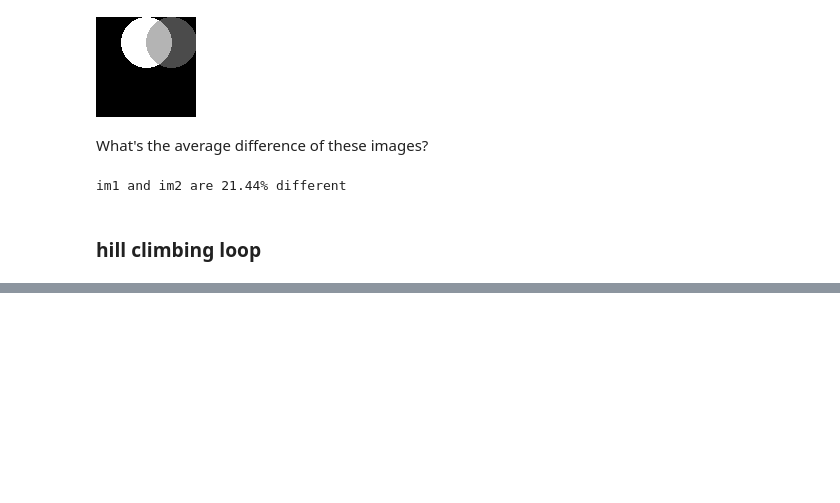
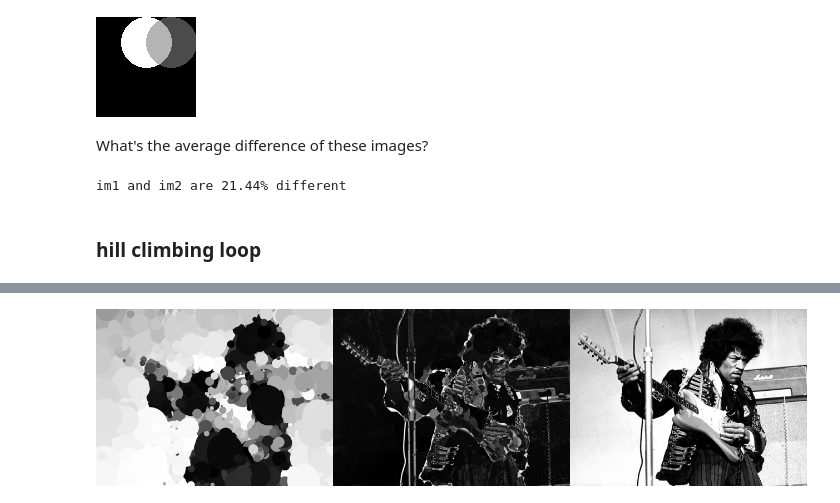
Before and after one commit to alex-b1729/hill-climbing-art, a Jupyter notebook: hill_climbing_notes.ipynb, the cells around one changed output, grey strips where cells are left out. Drawn from its saved outputs; the diff is of its cells as text; code cells hidden in the pictures; blank space fills up the shorter version.

```diff
--- a/hill_climbing_notes.ipynb
+++ b/hill_climbing_notes.ipynb
@@ -141,0 +105,92 @@ while epoch < MAX_ITERATIONS:
+# %%
+X_MAX = im_target.size[0]
+Y_MAX = im_target.size[1]
+
+CIRCLE_MAX_RADIUS = 100
+CIRCLE_MIN_RADIUS = 4
+
+MAX_ITERATIONS = 10_000
+
+# for reproducibility
+SEED = 2023
+random.seed(SEED)
+np.random.seed(SEED)
+
+# initial blank starting image
+im_generated = Image.new(mode='L', size=im_target.size, color=WHITE)
+
+# 1 initial difference
+diff_generated_init = find_img_diff_pct(im_generated, im_target)
+diff_generated = diff_generated_init
+diff_compare = diff_generated
+
+# keeping track of progress
+diff_list = []
+guess_diff_list = []
+good_guess_pct_list = []
+
+good_guesses = 0
+epoch = 0
+
+# time progress
+t0 = perf_counter()
+
+while epoch < MAX_ITERATIONS:
+    # 2 draw a random circle
+    # random radius
+    circle_radius = random.randint(CIRCLE_MIN_RADIUS, CIRCLE_MAX_RADIUS)
+
+    # random center point
+    circle_center_x = random.randint(0, X_MAX)
+    circle_center_y = random.randint(0, Y_MAX)
+    # start/end points as (x, y)
+    circle_start_point = (circle_center_x - circle_radius, circle_center_y - circle_radius)
+    circle_stop_point = (circle_center_x + circle_radius, circle_center_y + circle_radius)
+
+    # random color
+    circle_color = random.randrange(BLACK, WHITE+1, 1)
+
+    # copy current working image
+    im_compare = ImageChops.duplicate(im_generated)
+    # draw a random shape on it
+    draw = ImageDraw.Draw(im_compare)
+    draw.ellipse((circle_start_point, circle_stop_point), fill=circle_color)
+
+    # find difference of new im_compare with target
+    diff_compare = find_img_diff_pct(im_target, im_compare)
+
+    # if new im_compare is more similar to target
+    if diff_compare < diff_generated:
+        # switch working image to the new im_compare
+        im_generated = ImageChops.duplicate(im_compare)
+        diff_generated = diff_compare
+        good_guesses += 1
+    # else just keep the working image without the random shape
+
+    # print progress
+    if epoch % 1000 == 0:
+    # if epoch % 2500 == 0:
+        print(f'epoch: {epoch}, difference: {diff_generated}')
+
+    epoch += 1
+
+    diff_list.append(diff_generated)
+    guess_diff_list.append(diff_compare)
+    good_guess_pct_list.append(good_guesses / epoch)
+
+t1 = perf_counter()
+
+print(f'epoch: {epoch}, difference: {diff_generated}')
+print(f'number of good guesses: {good_guesses}')
+print(f'good guess percent: {good_guesses * 100 / epoch}')
+print(f'Total time: {round((t1 - t0) / 60, 2)} min')
+
+# combine the generated, difference, and target images for easier viewing
+new_size = (int(im_target.size[0]/3), int(im_target.size[1]/3))
+im_display = Image.new('L', (im_target.size[0], new_size[1]), 255)
+im_display.paste(im_generated.resize(new_size), (0, 0))
+im_display.paste(im_diff.resize(new_size), (new_size[0], 0))
+im_display.paste(im_target.resize(new_size), (new_size[0]*2, 0))
+# im_display.save('images/hill_climbing_01.jpg')
+im_display
+# %% [output]
@@ -141,0 +211 @@ while epoch < MAX_ITERATIONS:
+[figure, added]
```
Also changed, not shown: parts of 10 cells of this notebook.
